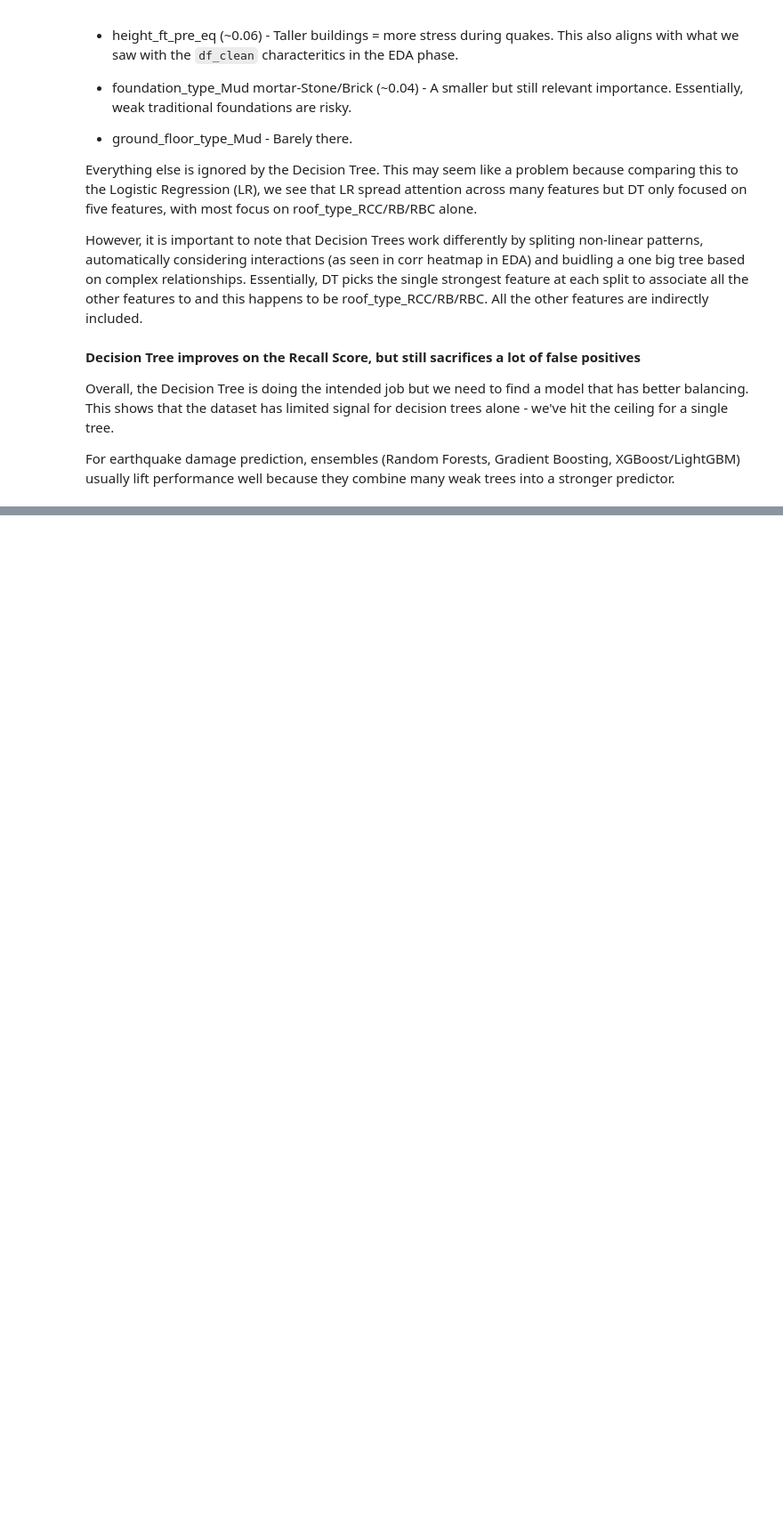
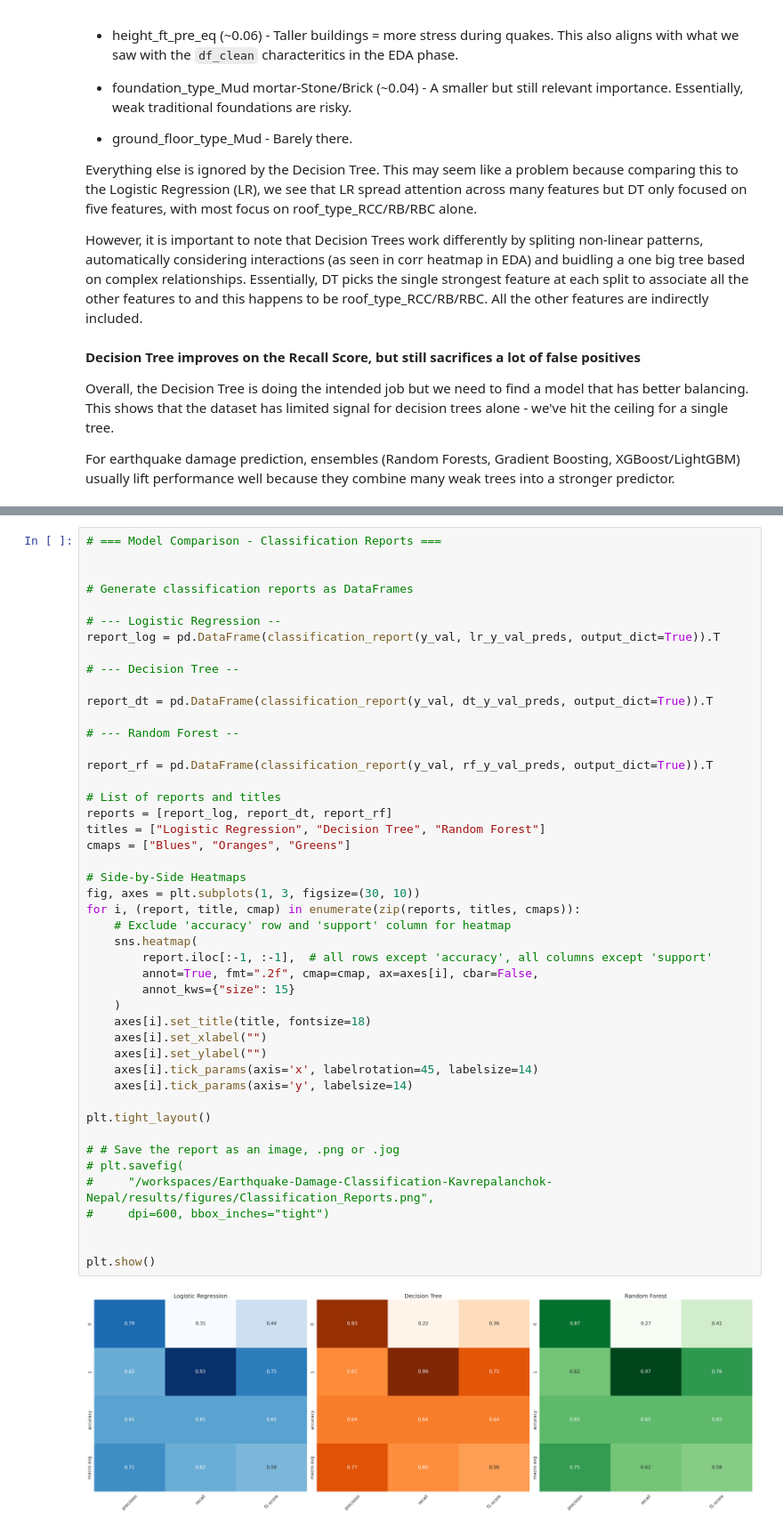
Before and after one commit to DominicNyabuto/Earthquake-Damage-Classification-Kavrepalanchok-Nepal, a Jupyter notebook: notebooks/codespace_earthquake-nepal-classification.ipynb, the cells around one changed output, grey strips where cells are left out. Shown at 89% size. Cells and saved outputs as stored; diff of their text form; blank space fills up the shorter version.

```diff
--- a/notebooks/codespace_earthquake-nepal-classification.ipynb
+++ b/notebooks/codespace_earthquake-nepal-classification.ipynb
@@ -1318,0 +887,48 @@ interactive(children=(IntSlider(value=34, description='age_building', max=999),
+# %%
+# === Model Comparison - Classification Reports ===
+
+
+# Generate classification reports as DataFrames
+
+# --- Logistic Regression --
+report_log = pd.DataFrame(classification_report(y_val, lr_y_val_preds, output_dict=True)).T
+
+# --- Decision Tree --
+
+report_dt = pd.DataFrame(classification_report(y_val, dt_y_val_preds, output_dict=True)).T
+
+# --- Random Forest --
+
+report_rf = pd.DataFrame(classification_report(y_val, rf_y_val_preds, output_dict=True)).T
+
+# List of reports and titles
+reports = [report_log, report_dt, report_rf]
+titles = ["Logistic Regression", "Decision Tree", "Random Forest"]
+cmaps = ["Blues", "Oranges", "Greens"]
+
+# Side-by-Side Heatmaps
+fig, axes = plt.subplots(1, 3, figsize=(30, 10))
+for i, (report, title, cmap) in enumerate(zip(reports, titles, cmaps)):
+    # Exclude 'accuracy' row and 'support' column for heatmap
+    sns.heatmap(
+        report.iloc[:-1, :-1],  # all rows except 'accuracy', all columns except 'support'
+        annot=True, fmt=".2f", cmap=cmap, ax=axes[i], cbar=False,
+        annot_kws={"size": 15}
+    )
+    axes[i].set_title(title, fontsize=18)
+    axes[i].set_xlabel("")
+    axes[i].set_ylabel("")
+    axes[i].tick_params(axis='x', labelrotation=45, labelsize=14)
+    axes[i].tick_params(axis='y', labelsize=14)
+
+plt.tight_layout()
+
+# # Save the report as an image, .png or .jog
+# plt.savefig(
+#     "/workspaces/Earthquake-Damage-Classification-Kavrepalanchok-Nepal/results/figures/Classification_Reports.png",
+#     dpi=600, bbox_inches="tight")
+
+
+plt.show()
+# %% [output]
+[figure, added]
```
Also changed, not shown: parts of 39 cells of this notebook, 10 other files.
